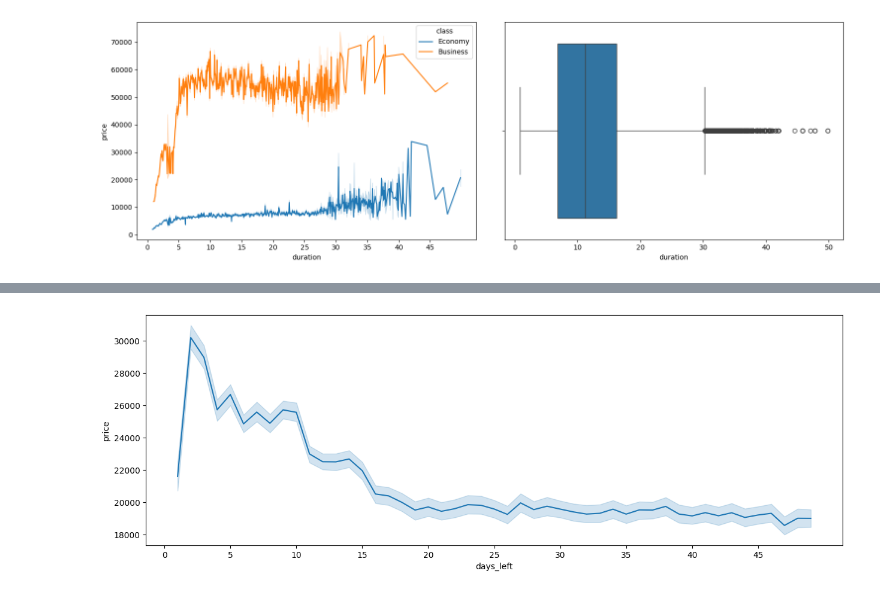
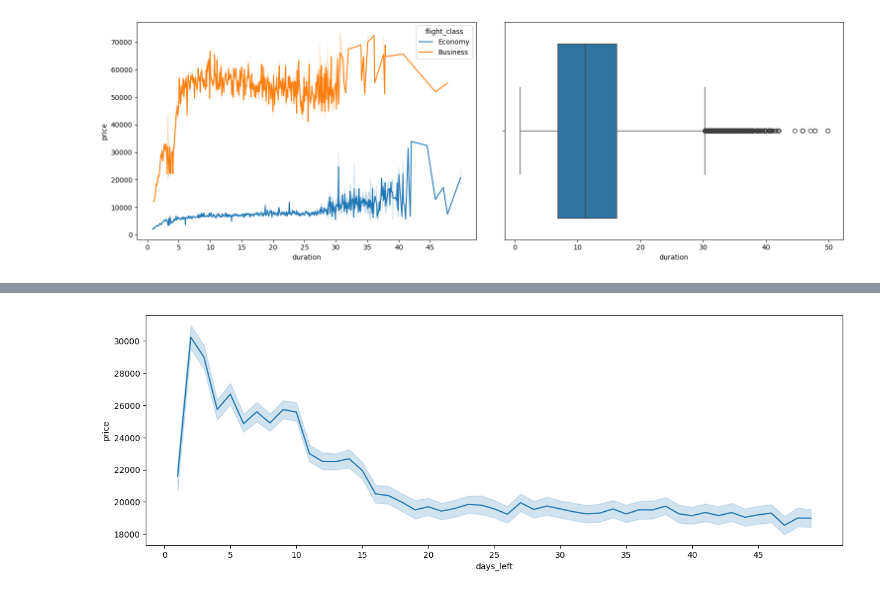
Before and after one commit to jankovicivana/SIAP, a Jupyter notebook: KT1.ipynb, the cells around one changed output, grey strips where cells are left out. Cells and saved outputs as stored; diff of their text form; code cells hidden in the pictures.

```diff
--- a/KT1.ipynb
+++ b/KT1.ipynb
@@ -13,15 +13,15 @@ import math
 # %%
 df = pandas.read_csv('Clean_Dataset.csv')
 
 # Drop useless columns
 columns_to_drop = ['Unnamed: 0', 'flight']
 df = df.drop(columns=columns_to_drop)
 
 # Plot price and duration
 fig, ax = plt.subplots(1, 2, figsize=(15, 5))
 plt.tight_layout()
-sns.lineplot(x='duration', y='price', data=df, ax=ax[0], hue='class').set_xticks(np.arange(0, 50, 5))
+sns.lineplot(x='duration', y='price', data=df, ax=ax[0], hue='flight_class').set_xticks(np.arange(0, 50, 5))
 sns.boxplot(data=df, x='duration', ax=ax[1])
 plt.show()
 # %% [output]
-[figure, old version]
+[figure, new version]
```
Also changed, not shown: parts of 9 cells of this notebook, 1 other file.
